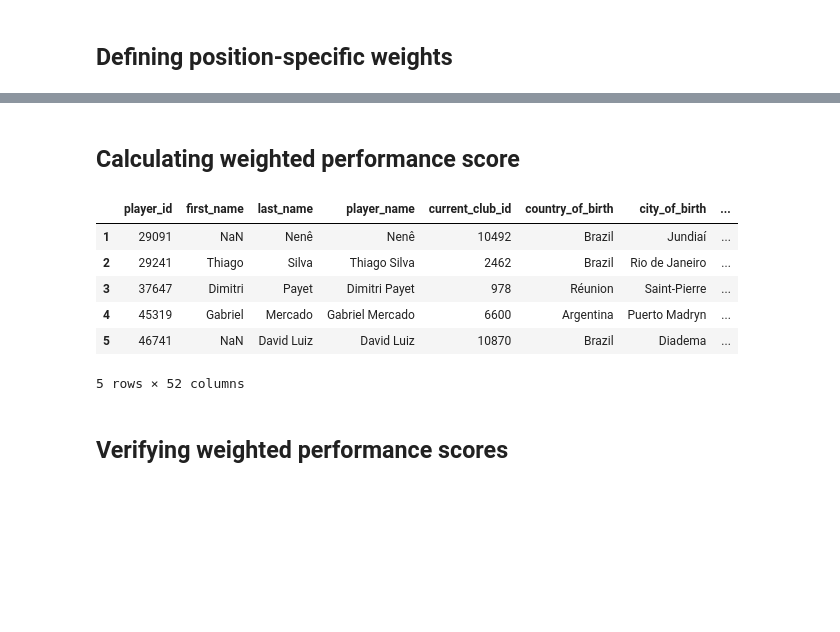
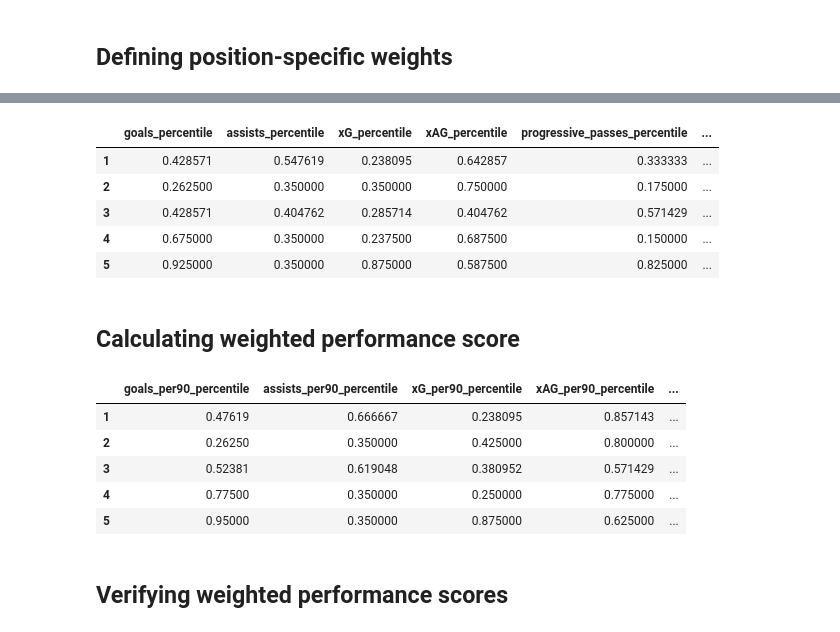
Before and after one commit to joseeduardomarinho28-creator/scouting-project, a Jupyter notebook: notebooks/06_cost_benefit_score.ipynb, the cells around one changed output, grey strips where cells are left out. Saved outputs shown, nothing was run; the diff lists cells and outputs as text; code cells hidden in the pictures; blank space fills up the shorter version.

Commit message:
feat: compute position-normalized performance and Moneyball scores

```diff
--- a/notebooks/06_cost_benefit_score.ipynb
+++ b/notebooks/06_cost_benefit_score.ipynb
@@ -55,7 +55,8 @@ position_groups = {
     'Defensive Midfielder': ['Defensive Midfield'],
     'Central Midfielder': ['Central Midfield'],
     'Attacking Midfielder': ['Attacking Midfield'],
-    'Forward': ['Right Winger', 'Left Winger', 'Centre-Forward'],
+    'Winger': ['Right Winger', 'Left Winger'],
+    'Centre-Forward': ['Centre-Forward'],
 }
 
 def map_position_group(position):
@@ -123,3 +126,6 @@ Attacking Midfielder    21
 Defensive Midfielder    21
 Central Midfielder      17
 Name: count, dtype: int64
+# %%
+df_outfield = df_outfield[df_outfield['player_id'] != 1220468]
+df_outfield.shape
@@ -181,3 +207,21 @@ position_weights = {
+# %%
+def calculate_percentiles(df, metrics, group_column='position_group'):
+
+    df = df.copy()
+    for metric in metrics:
+        percentile_col = f'{metric}_percentile'
+        df[percentile_col] = df.groupby(group_column)[metric].rank(pct=True)
+    return df
+# %%
+df_outfield = calculate_percentiles(df_outfield, metrics_to_normalize)
+df_outfield[[f'{m}_percentile' for m in metrics_to_normalize]].head()
+# %% [output]
+|  | goals_percentile | assists_percentile | xG_percentile | xAG_percentile | progressive_passes_percentile | ... |
+| 1 | 0.428571 | 0.547619 | 0.238095 | 0.642857 | 0.333333 | ... |
+| 2 | 0.262500 | 0.350000 | 0.350000 | 0.750000 | 0.175000 | ... |
+| 3 | 0.428571 | 0.404762 | 0.285714 | 0.404762 | 0.571429 | ... |
+| 4 | 0.675000 | 0.350000 | 0.237500 | 0.687500 | 0.150000 | ... |
+| 5 | 0.925000 | 0.350000 | 0.875000 | 0.587500 | 0.825000 | ... |
 # %% [markdown]
 ## Calculating weighted performance score
 # %%
@@ -192,14 +240,12 @@ def calculate_weighted_score(row):
 # %%
-df_outfield['performance_score'] = df_outfield.apply(
-    calculate_weighted_score,
-    axis=1
-)
-df_outfield.head()
+per90_metrics = [f'{metric}_per90' for metric in metrics_to_normalize]
+
+df_outfield = calculate_percentiles(df_outfield, per90_metrics)
+df_outfield[[f'{m}_percentile' for m in per90_metrics]].head()
 # %% [output]
-|  | player_id | first_name | last_name | player_name | current_club_id | country_of_birth | city_of_birth | ... |
-| 1 | 29091 | NaN | Nenê | Nenê | 10492 | Brazil | Jundiaí | ... |
-| 2 | 29241 | Thiago | Silva | Thiago Silva | 2462 | Brazil | Rio de Janeiro | ... |
-| 3 | 37647 | Dimitri | Payet | Dimitri Payet | 978 | Réunion | Saint-Pierre | ... |
-| 4 | 45319 | Gabriel | Mercado | Gabriel Mercado | 6600 | Argentina | Puerto Madryn | ... |
-| 5 | 46741 | NaN | David Luiz | David Luiz | 10870 | Brazil | Diadema | ... |
+|  | goals_per90_percentile | assists_per90_percentile | xG_per90_percentile | xAG_per90_percentile | ... |
+| 1 | 0.47619 | 0.666667 | 0.238095 | 0.857143 | ... |
+| 2 | 0.26250 | 0.350000 | 0.425000 | 0.800000 | ... |
+| 3 | 0.52381 | 0.619048 | 0.380952 | 0.571429 | ... |
+| 4 | 0.77500 | 0.350000 | 0.250000 | 0.775000 | ... |
+| 5 | 0.95000 | 0.350000 | 0.875000 | 0.625000 | ... |
-5 rows × 52 columns
```
Also changed, not shown: parts of 21 cells of this notebook, 1 other file.
